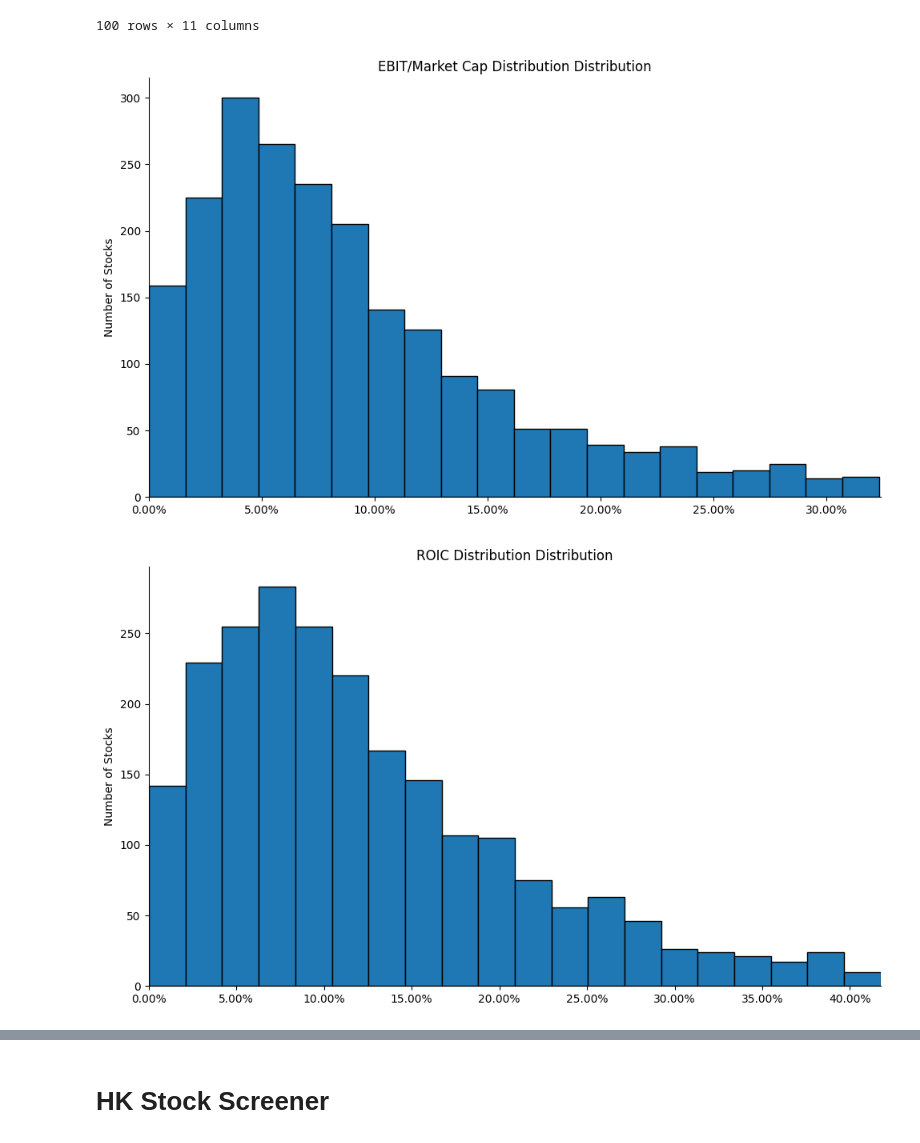
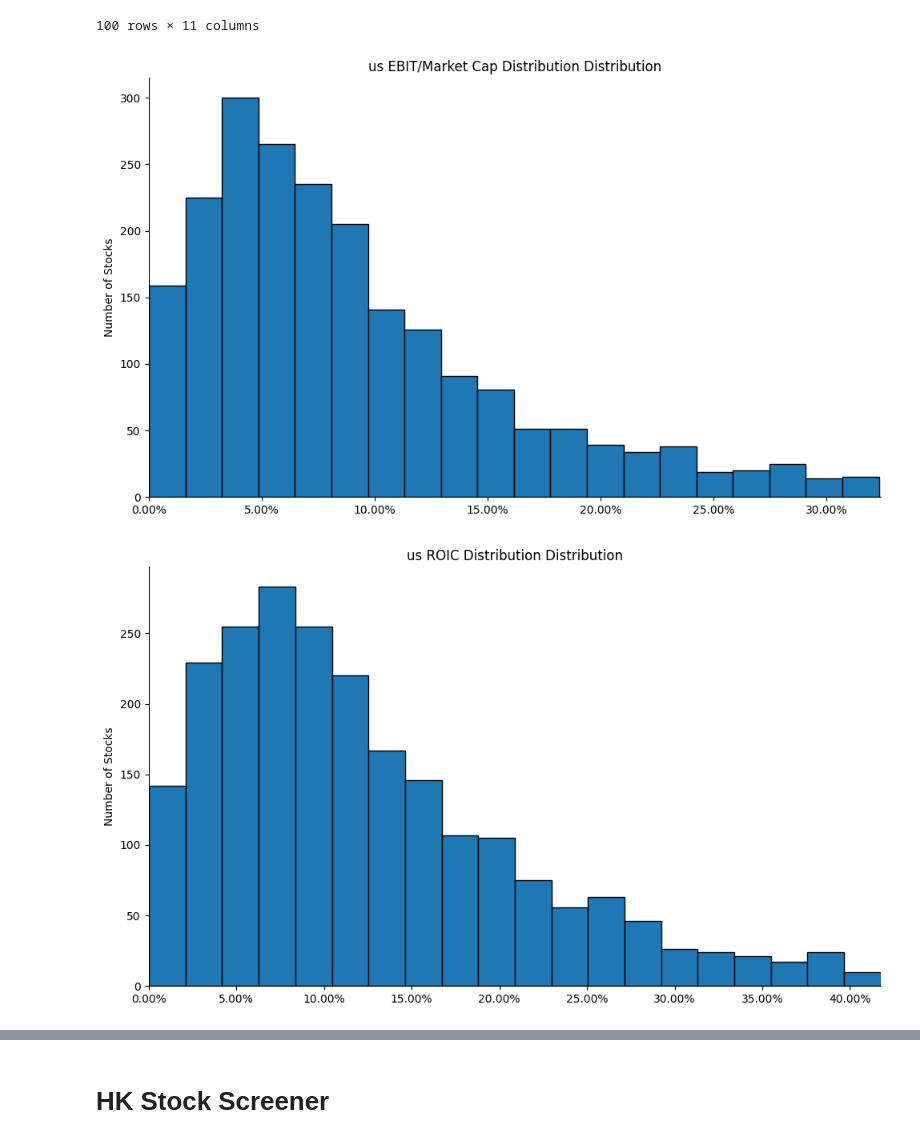
Before and after one commit to JerryChenz/Screener_Proc, a Jupyter notebook: Screener.ipynb, the cells around one changed output, grey strips where cells are left out. Saved outputs shown, nothing was run; the diff lists cells and outputs as text; code cells hidden in the pictures.

```diff
--- a/Screener.ipynb
+++ b/Screener.ipynb
@@ -188,10 +188,10 @@ Top 100 screened companies:
 | 3845 | PHM | PulteGroup, Inc. | Residential Construction | 100.89 | 20189.40 | USD | 19.27 | 27.26 | ... |
 100 rows × 11 columns
 # %%
-create_financial_metric_histogram(df_screened, 'EBIT/Market Cap', 'EBIT/Market Cap Distribution')
-create_financial_metric_histogram(df_screened, 'ROIC', 'ROIC Distribution')
-create_financial_metric_histogram(df_screened, 'D/P', 'Dividend per share/Price Distribution')
-create_financial_metric_histogram(df_screened, 'Total Debt/Common Equity', 'Debt to Equity Ratio Distribution')
+create_financial_metric_histogram(df_screened, 'EBIT/Market Cap', f'{us_region} EBIT/Market Cap Distribution')
+create_financial_metric_histogram(df_screened, 'ROIC', f'{us_region} ROIC Distribution')
+create_financial_metric_histogram(df_screened, 'D/P', f'{us_region} Dividend per share/Price Distribution')
+create_financial_metric_histogram(df_screened, 'Total Debt/Common Equity', f'{us_region} Debt to Equity Ratio Distribution')
 # %% [output]
-[figure, old version]
+[figure, new version]
-[figure, old version]
+[figure, new version]
```
Also changed, not shown: parts of 9 cells of this notebook.
